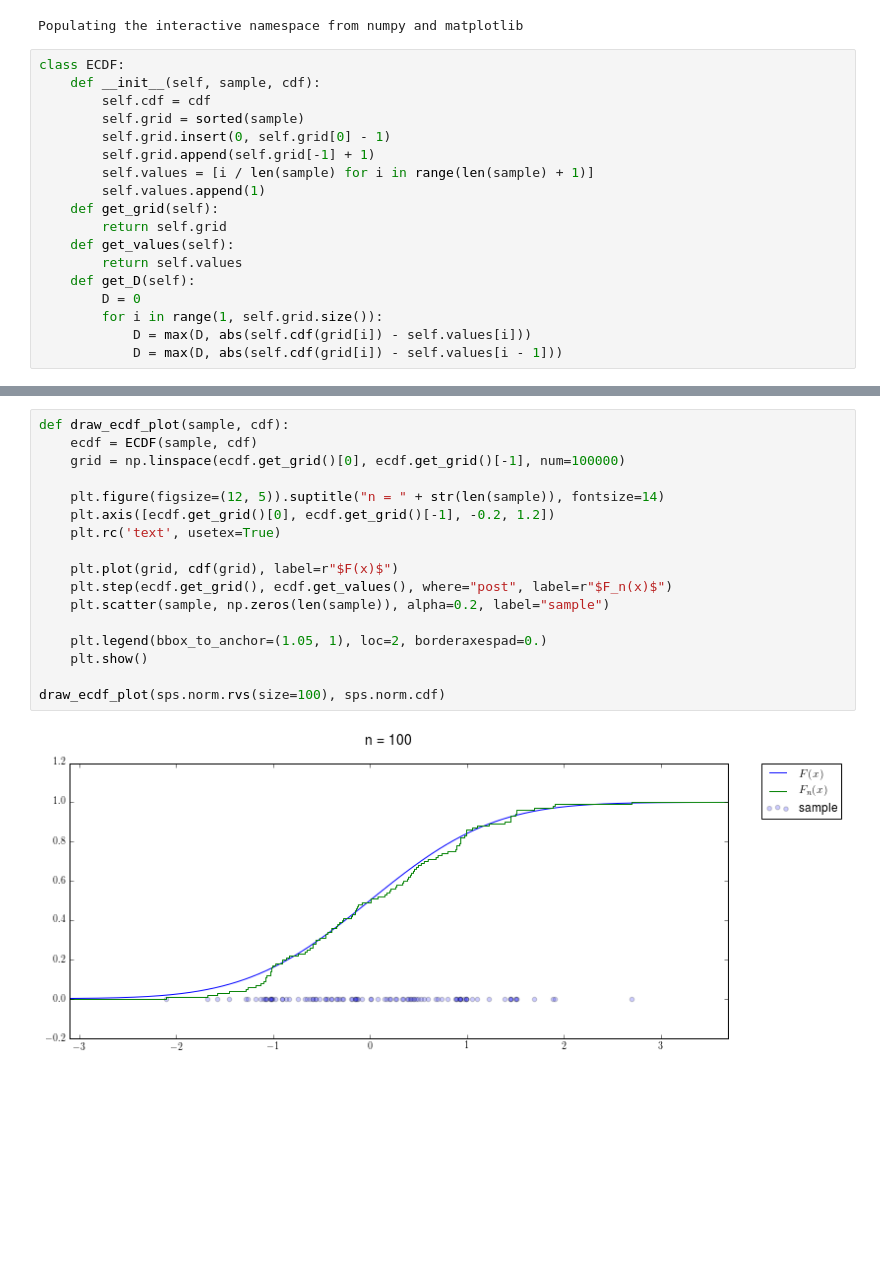
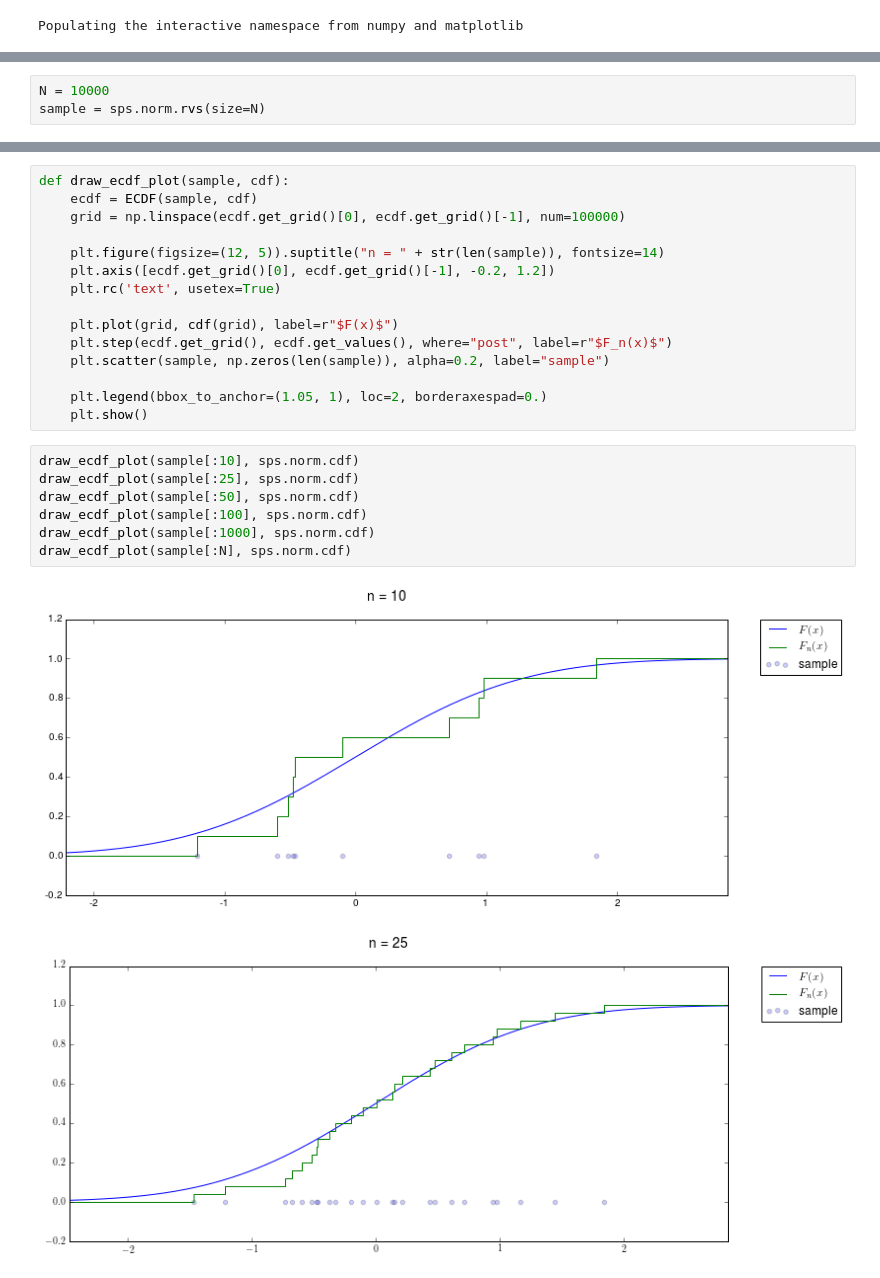
Before and after one commit to Oktosha/stats-2016, a Jupyter notebook: 2_behavioural-properties/4/kolodzey_496_2.4.ipynb, the cells around one changed output, grey strips where cells are left out. Saved outputs shown, nothing was run; the diff lists cells and outputs as text; blank space fills up the shorter version.

```diff
--- a/2_behavioural-properties/4/kolodzey_496_2.4.ipynb
+++ b/2_behavioural-properties/4/kolodzey_496_2.4.ipynb
@@ -5,21 +5,3 @@ import numpy as np
 %pylab inline
 # %% [output]
 Populating the interactive namespace from numpy and matplotlib
-# %%
-class ECDF:
-    def __init__(self, sample, cdf):
-        self.cdf = cdf
-        self.grid = sorted(sample)
-        self.grid.insert(0, self.grid[0] - 1)
-        self.grid.append(self.grid[-1] + 1)
-        self.values = [i / len(sample) for i in range(len(sample) + 1)]
-        self.values.append(1)
-    def get_grid(self):
-        return self.grid
-    def get_values(self):
-        return self.values
-    def get_D(self):
-        D = 0
-        for i in range(1, self.grid.size()):
-            D = max(D, abs(self.cdf(grid[i]) - self.values[i]))
-            D = max(D, abs(self.cdf(grid[i]) - self.values[i - 1]))
@@ -25,0 +10,3 @@ class ECDF:
+# %%
+N = 10000
+sample = sps.norm.rvs(size=N)
@@ -38,7 +94,13 @@ def draw_ecdf_plot(sample, cdf):
 
     plt.legend(bbox_to_anchor=(1.05, 1), loc=2, borderaxespad=0.)
     plt.show()
-
-draw_ecdf_plot(sps.norm.rvs(size=100), sps.norm.cdf)
-# %% [output]
-[figure, removed]
+# %%
+draw_ecdf_plot(sample[:10], sps.norm.cdf)
+draw_ecdf_plot(sample[:25], sps.norm.cdf)
+draw_ecdf_plot(sample[:50], sps.norm.cdf)
+draw_ecdf_plot(sample[:100], sps.norm.cdf)
+draw_ecdf_plot(sample[:1000], sps.norm.cdf)
+draw_ecdf_plot(sample[:N], sps.norm.cdf)
+# %% [output]
+[figure, added]
+[figure, added]
```
Also changed, not shown: parts of 10 cells of this notebook.
